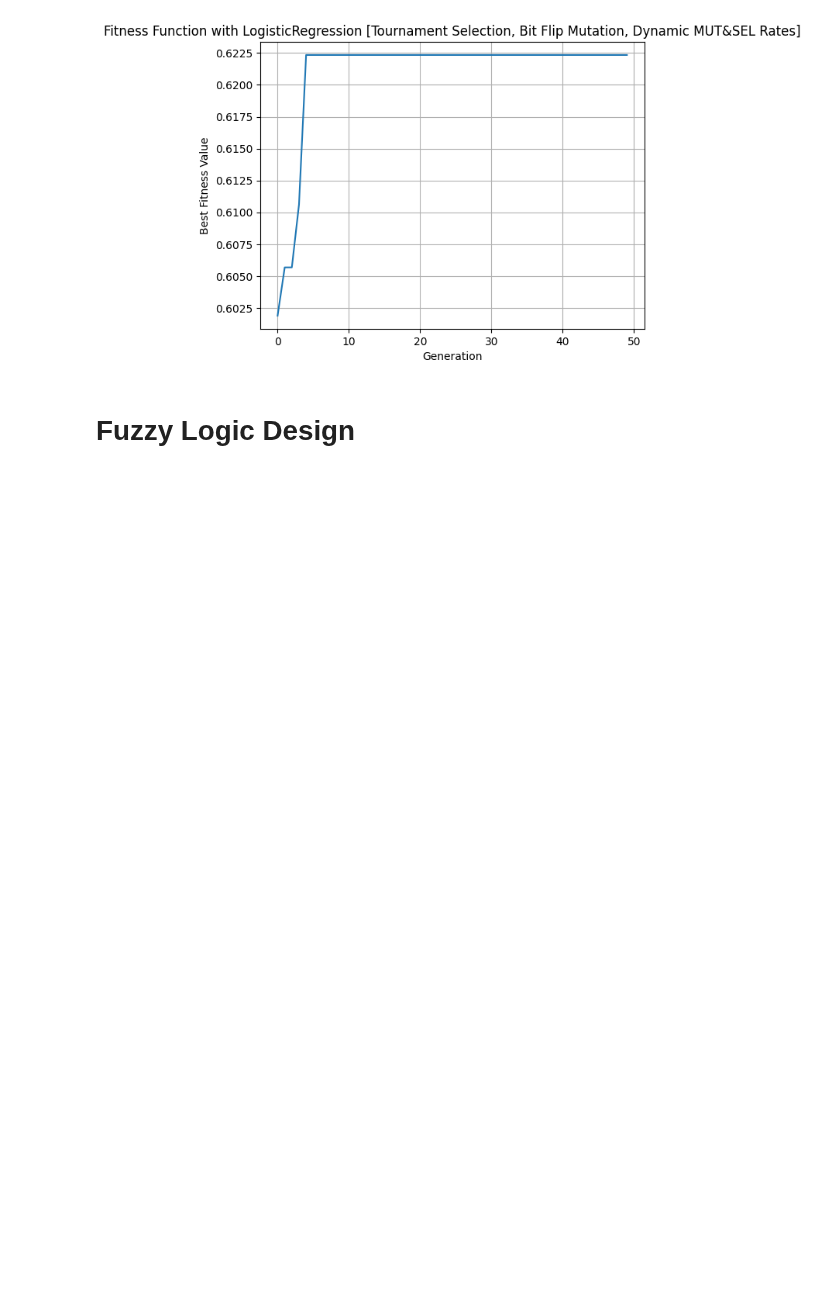
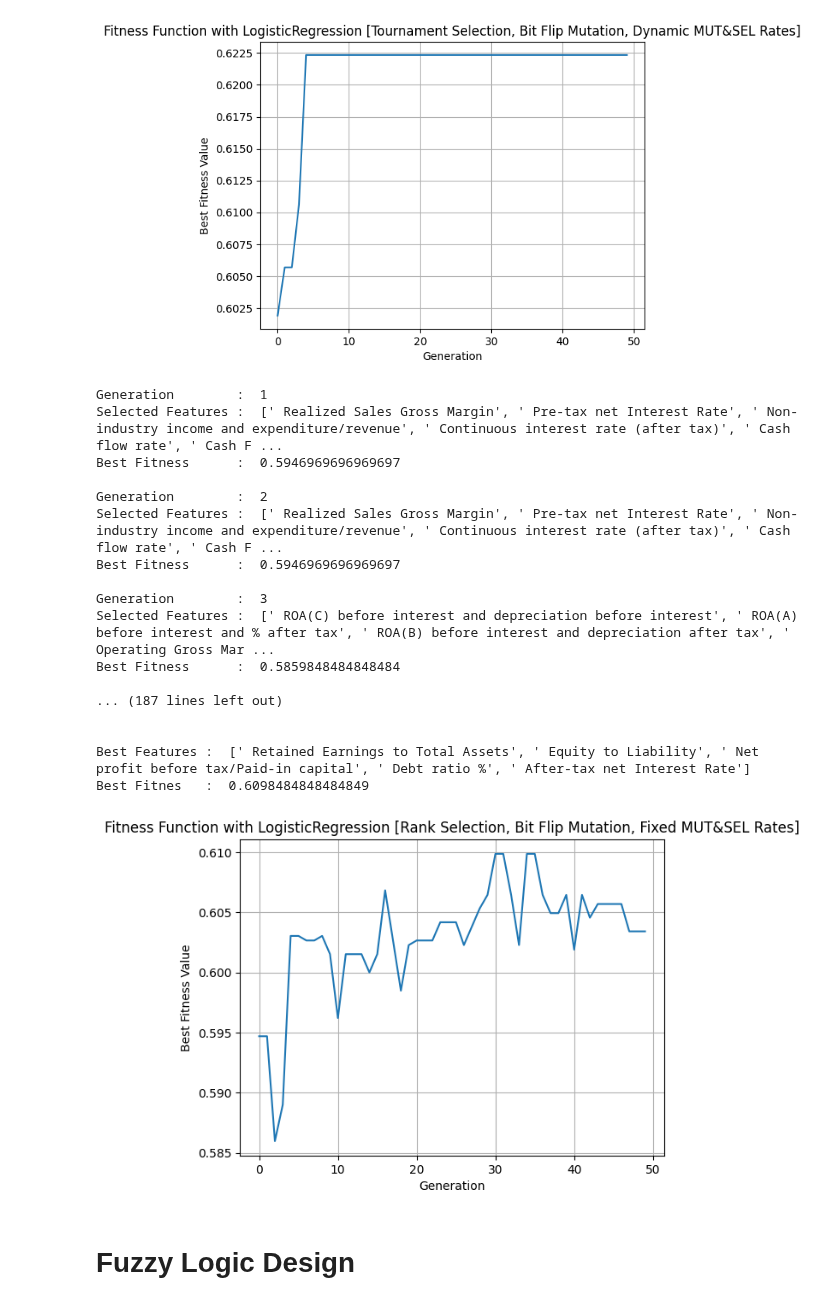
Before and after one commit to yeesem/Soft-Computing, a Jupyter notebook: Assignment_3_Evolutionary_Computing.ipynb, the cells around one changed output. Cells and saved outputs as stored; diff of their text form; code cells hidden in the pictures; blank space fills up the shorter version.

```diff
--- a/Assignment_3_Evolutionary_Computing.ipynb
+++ b/Assignment_3_Evolutionary_Computing.ipynb
@@ -459,6 +459,50 @@ Best Fitness      :  0.6056818181818182
 Best Features :  [' Continuous interest rate (after tax)', ' Persistent EPS in the Last Four Seasons', ' Retained Earnings to Total Assets', ' Net profit before tax/Paid-in capital', ' Debt ratio %']
 Best Fitnes   :  0.6223484848484848
 [figure]
+# %%
+fitness_type = 'logistic'
+num_desired_features = 5
+selection_type = 'rank'
+mutation_type = 'bitflip'
+crossover_rate = 0.7
+mutation_rate = 0.01
+changes_of_rates = False
+
+fitnesses,best_features,best_fitness = feature_selection_genetic_algo(data,
+                                                                      features,
+                                                                      target,
+                                                                      population_size,
+                                                                      num_generations,
+                                                                      fitness_type,
+                                                                      num_desired_features,
+                                                                      selection_type,
+                                                                      mutation_type,
+                                                                      crossover_rate,
+                                                                      mutation_rate,
+                                                                      changes_of_rates)
+
+print("\nBest Features : ", best_features)
+print("Best Fitnes   : ", best_fitness)
+plot_fitness_history(fitnesses,"Fitness Function with LogisticRegression [Rank Selection, Bit Flip Mutation, Fixed MUT&SEL Rates]")
+# %% [output]
+Generation        :  1
+Selected Features :  [' Realized Sales Gross Margin', ' Pre-tax net Interest Rate', ' Non-industry income and expenditure/revenue', ' Continuous interest rate (after tax)', ' Cash flow rate', ' Cash F ...
+Best Fitness      :  0.5946969696969697
+
+Generation        :  2
+Selected Features :  [' Realized Sales Gross Margin', ' Pre-tax net Interest Rate', ' Non-industry income and expenditure/revenue', ' Continuous interest rate (after tax)', ' Cash flow rate', ' Cash F ...
+Best Fitness      :  0.5946969696969697
+
+Generation        :  3
+Selected Features :  [' ROA(C) before interest and depreciation before interest', ' ROA(A) before interest and % after tax', ' ROA(B) before interest and depreciation after tax', ' Operating Gross Mar ...
+Best Fitness      :  0.5859848484848484
+
+... (187 lines left out)
+
+
+Best Features :  [' Retained Earnings to Total Assets', ' Equity to Liability', ' Net profit before tax/Paid-in capital', ' Debt ratio %', ' After-tax net Interest Rate']
+Best Fitnes   :  0.6098484848484849
+[figure, added]
 # %% [markdown]
 # Fuzzy Logic Design
 # %%
```
Also changed, not shown: parts of 2 cells of this notebook.
